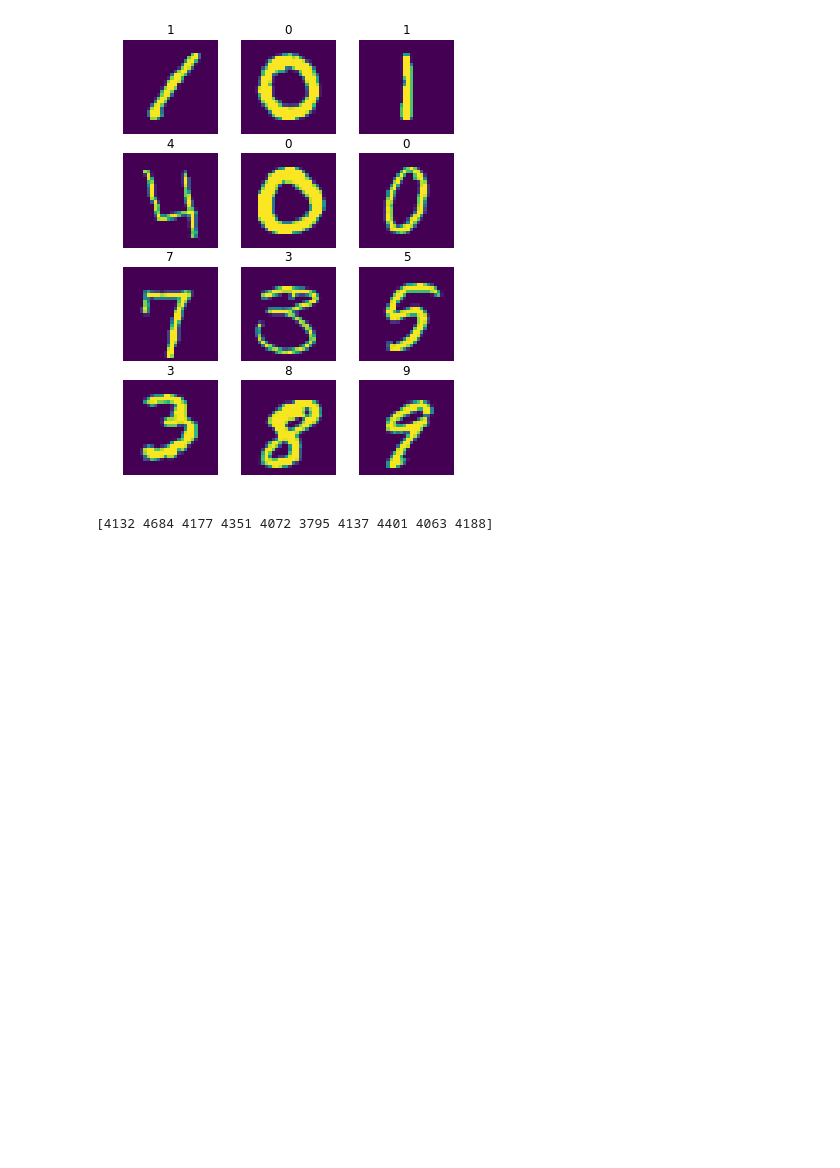
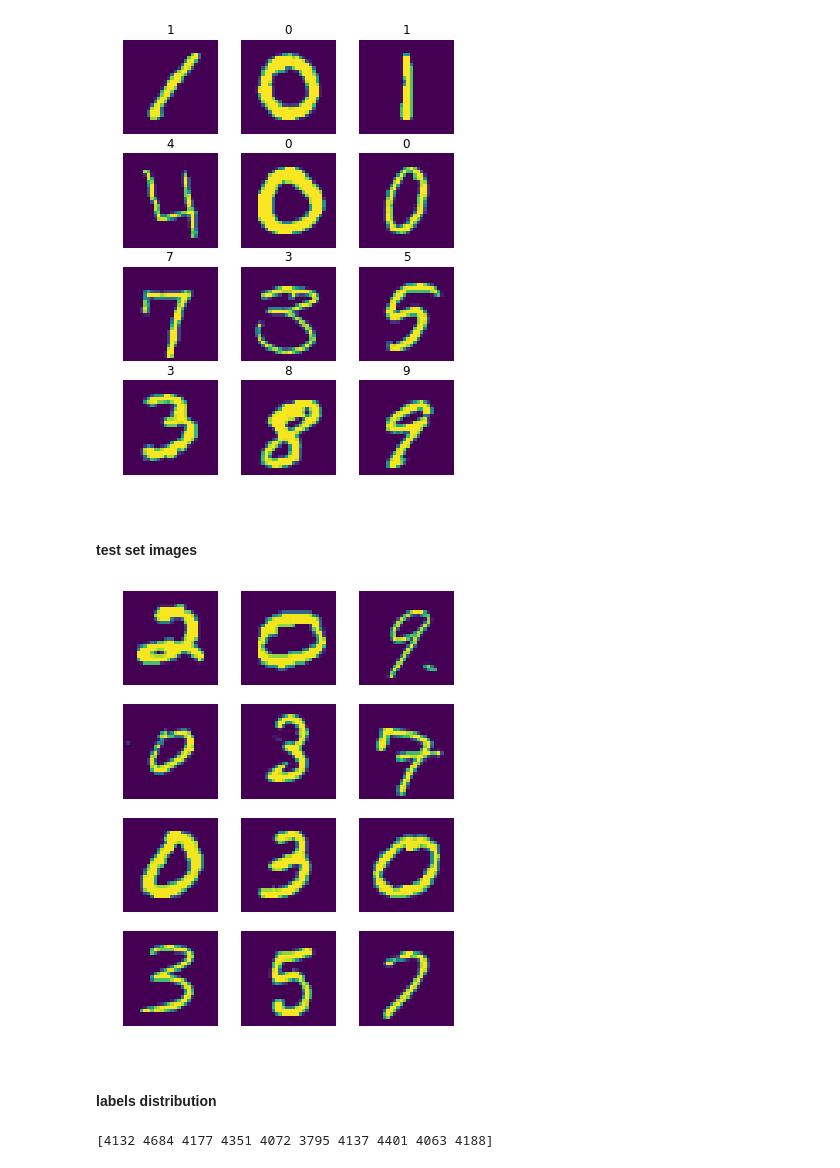
Before and after one commit to sooooner/DL_train_with_Digit_Recognizer, a Jupyter notebook: Digit_Recognizer.ipynb, the cells around one changed output. Saved outputs shown, nothing was run; the diff lists cells and outputs as text; code cells hidden in the pictures; blank space fills up the shorter version.

```diff
--- a/Digit_Recognizer.ipynb
+++ b/Digit_Recognizer.ipynb
@@ -68,6 +69,19 @@ for i in range(12):
 plt.show()
 # %% [output]
 [figure]
+# %% [markdown]
+#### test set images
+# %%
+plt.figure(figsize=(6, 8))
+for i in range(12):
+    plt.subplot(4, 3, i+1)
+    plt.imshow(df_test[:, i].reshape(28,28))
+    plt.axis('off')
+plt.show()
+# %% [output]
+[figure, added]
+# %% [markdown]
+#### labels distribution
 # %%
 sns.barplot(list(range(10)), np.sum(dfY, axis=1), palette='Greens_d')
 print(np.sum(dfY, axis=1))
```
Also changed, not shown: parts of 37 cells of this notebook.
